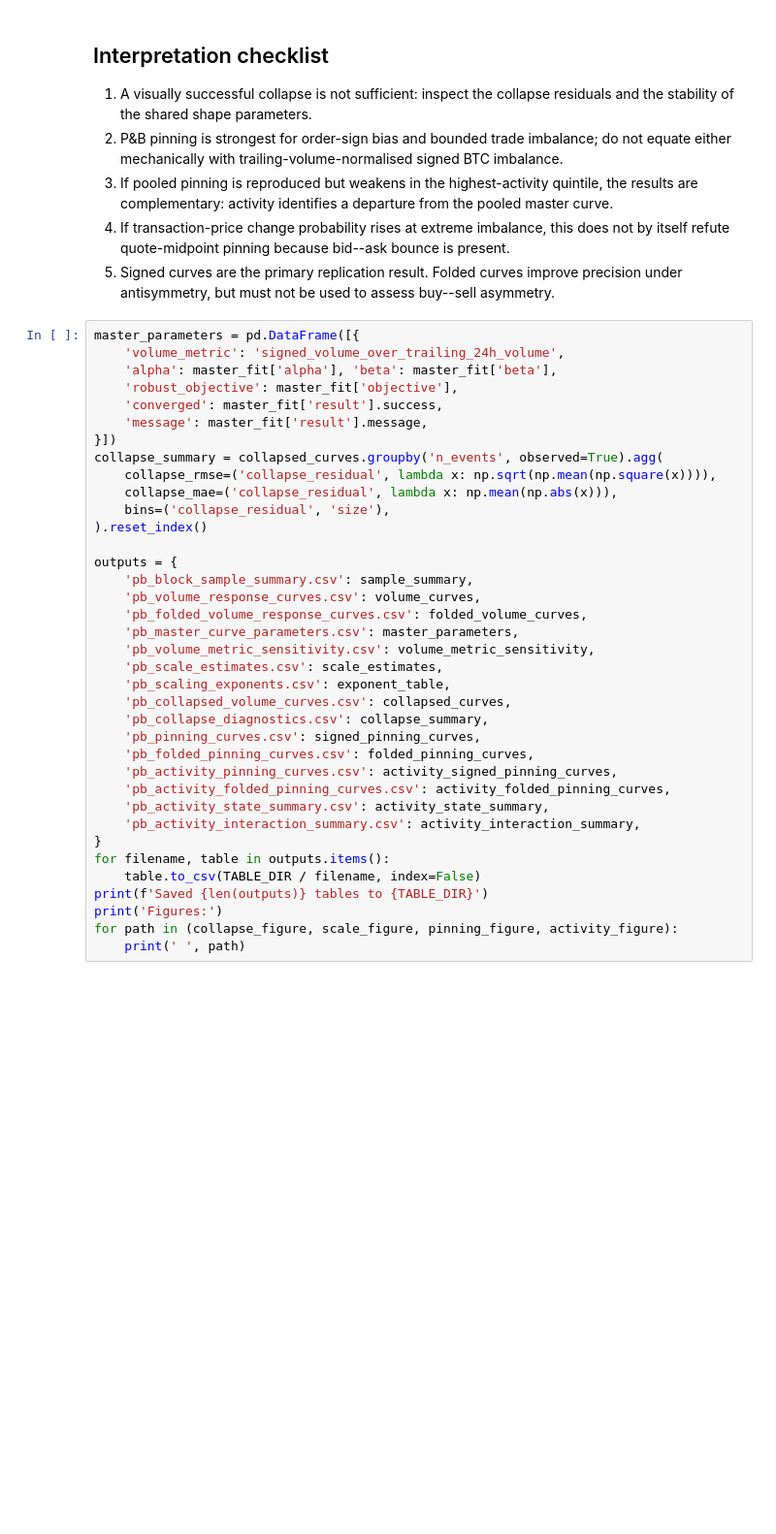
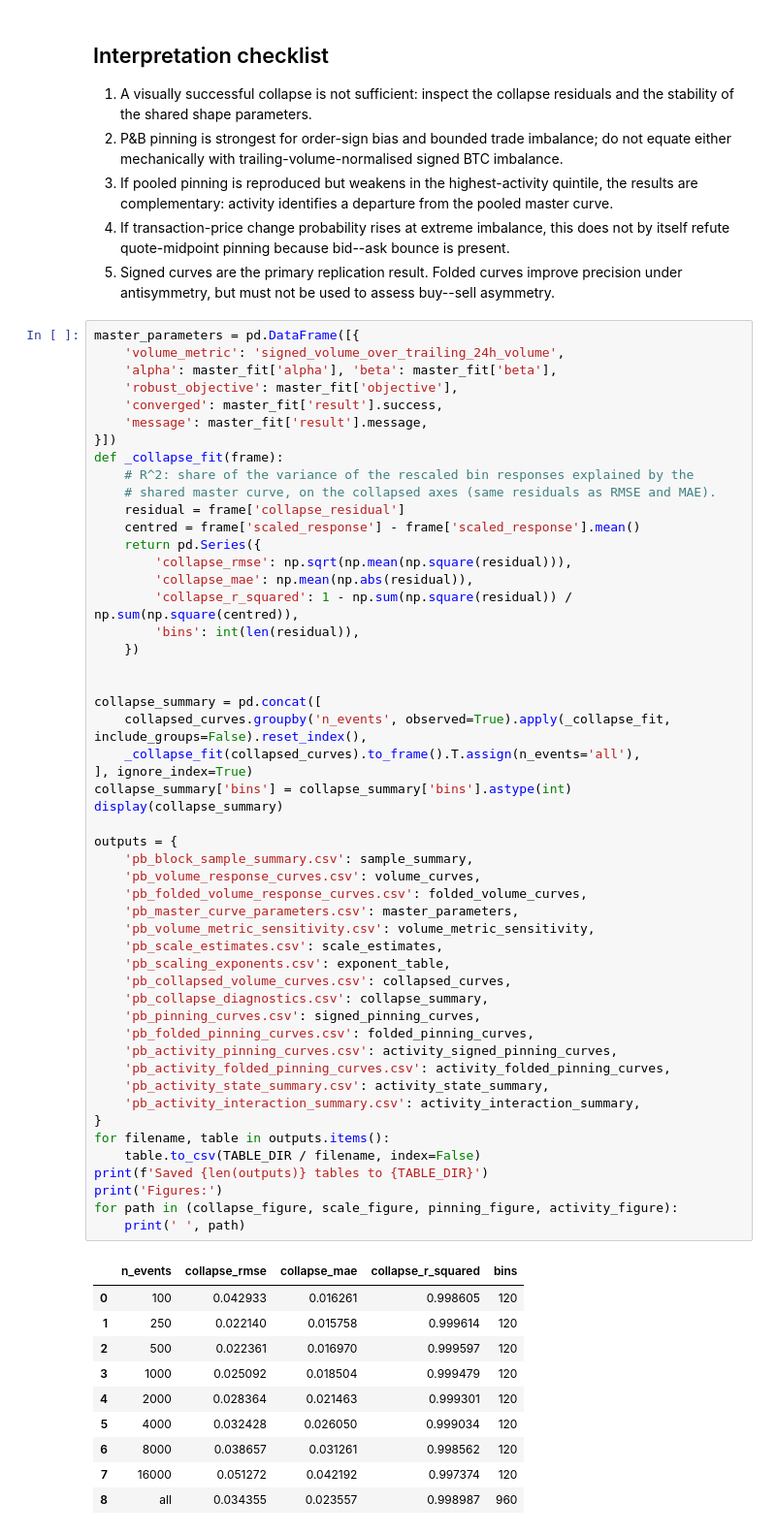
Before and after one commit to pdmillington/market-impact-research, a Jupyter notebook: crypto-impact-study/notebooks/PatzeltBouchaudScaling.ipynb, the cells around one changed output. Shown at 97% size. Drawn from its saved outputs; the diff is of its cells as text; blank space fills up the shorter version.

Commit message:
PB notebook updated to save collapse diagnostics wiht R2.

```diff
--- a/crypto-impact-study/notebooks/PatzeltBouchaudScaling.ipynb
+++ b/crypto-impact-study/notebooks/PatzeltBouchaudScaling.ipynb
@@ -1006,38 +1006,62 @@ master_parameters = pd.DataFrame([{
     'alpha': master_fit['alpha'], 'beta': master_fit['beta'],
     'robust_objective': master_fit['objective'],
     'converged': master_fit['result'].success,
     'message': master_fit['result'].message,
 }])
-collapse_summary = collapsed_curves.groupby('n_events', observed=True).agg(
-    collapse_rmse=('collapse_residual', lambda x: np.sqrt(np.mean(np.square(x)))),
-    collapse_mae=('collapse_residual', lambda x: np.mean(np.abs(x))),
-    bins=('collapse_residual', 'size'),
-).reset_index()
+def _collapse_fit(frame):
+    # R^2: share of the variance of the rescaled bin responses explained by the
+    # shared master curve, on the collapsed axes (same residuals as RMSE and MAE).
+    residual = frame['collapse_residual']
+    centred = frame['scaled_response'] - frame['scaled_response'].mean()
+    return pd.Series({
+        'collapse_rmse': np.sqrt(np.mean(np.square(residual))),
+        'collapse_mae': np.mean(np.abs(residual)),
+        'collapse_r_squared': 1 - np.sum(np.square(residual)) / np.sum(np.square(centred)),
+        'bins': int(len(residual)),
+    })
+
+
+collapse_summary = pd.concat([
+    collapsed_curves.groupby('n_events', observed=True).apply(_collapse_fit, include_groups=False).reset_index(),
+    _collapse_fit(collapsed_curves).to_frame().T.assign(n_events='all'),
+], ignore_index=True)
+collapse_summary['bins'] = collapse_summary['bins'].astype(int)
+display(collapse_summary)
 
 outputs = {
     'pb_block_sample_summary.csv': sample_summary,
     'pb_volume_response_curves.csv': volume_curves,
     'pb_folded_volume_response_curves.csv': folded_volume_curves,
     'pb_master_curve_parameters.csv': master_parameters,
     'pb_volume_metric_sensitivity.csv': volume_metric_sensitivity,
     'pb_scale_estimates.csv': scale_estimates,
     'pb_scaling_exponents.csv': exponent_table,
     'pb_collapsed_volume_curves.csv': collapsed_curves,
     'pb_collapse_diagnostics.csv': collapse_summary,
     'pb_pinning_curves.csv': signed_pinning_curves,
     'pb_folded_pinning_curves.csv': folded_pinning_curves,
     'pb_activity_pinning_curves.csv': activity_signed_pinning_curves,
     'pb_activity_folded_pinning_curves.csv': activity_folded_pinning_curves,
     'pb_activity_state_summary.csv': activity_state_summary,
     'pb_activity_interaction_summary.csv': activity_interaction_summary,
 }
 for filename, table in outputs.items():
     table.to_csv(TABLE_DIR / filename, index=False)
 print(f'Saved {len(outputs)} tables to {TABLE_DIR}')
 print('Figures:')
 for path in (collapse_figure, scale_figure, pinning_figure, activity_figure):
     print(' ', path)
 # %% [output]
+|  | n_events | collapse_rmse | collapse_mae | collapse_r_squared | bins |
+| 0 | 100 | 0.042933 | 0.016261 | 0.998605 | 120 |
+| 1 | 250 | 0.022140 | 0.015758 | 0.999614 | 120 |
+| 2 | 500 | 0.022361 | 0.016970 | 0.999597 | 120 |
+| 3 | 1000 | 0.025092 | 0.018504 | 0.999479 | 120 |
+| 4 | 2000 | 0.028364 | 0.021463 | 0.999301 | 120 |
+| 5 | 4000 | 0.032428 | 0.026050 | 0.999034 | 120 |
+| 6 | 8000 | 0.038657 | 0.031261 | 0.998562 | 120 |
+| 7 | 16000 | 0.051272 | 0.042192 | 0.997374 | 120 |
+| 8 | all | 0.034355 | 0.023557 | 0.998987 | 960 |
 Saved 15 tables to /Users/petermillington/phd/market-impact-research/crypto-impact-study/reports/redo/paper/tables
 Figures:
   /Users/petermillington/phd/market-impact-research/crypto-impact-study/reports/redo/paper/figures/22_pb_volume_impact_scaling_collapse.pdf
```
Also changed, not shown: parts of 1 cell of this notebook, 6 other files.
